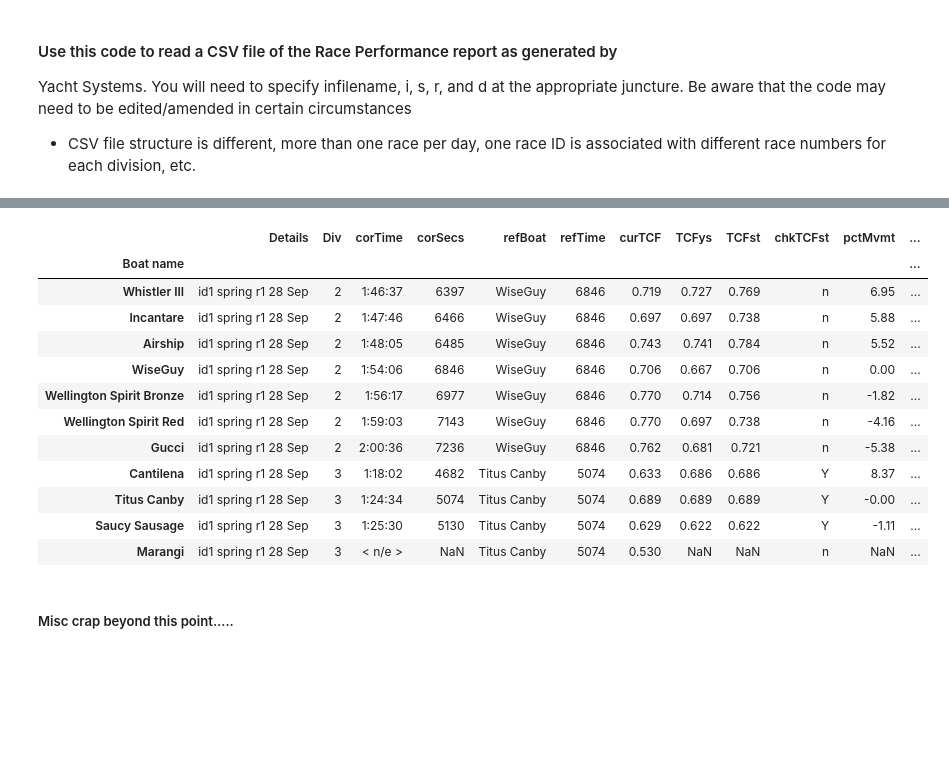
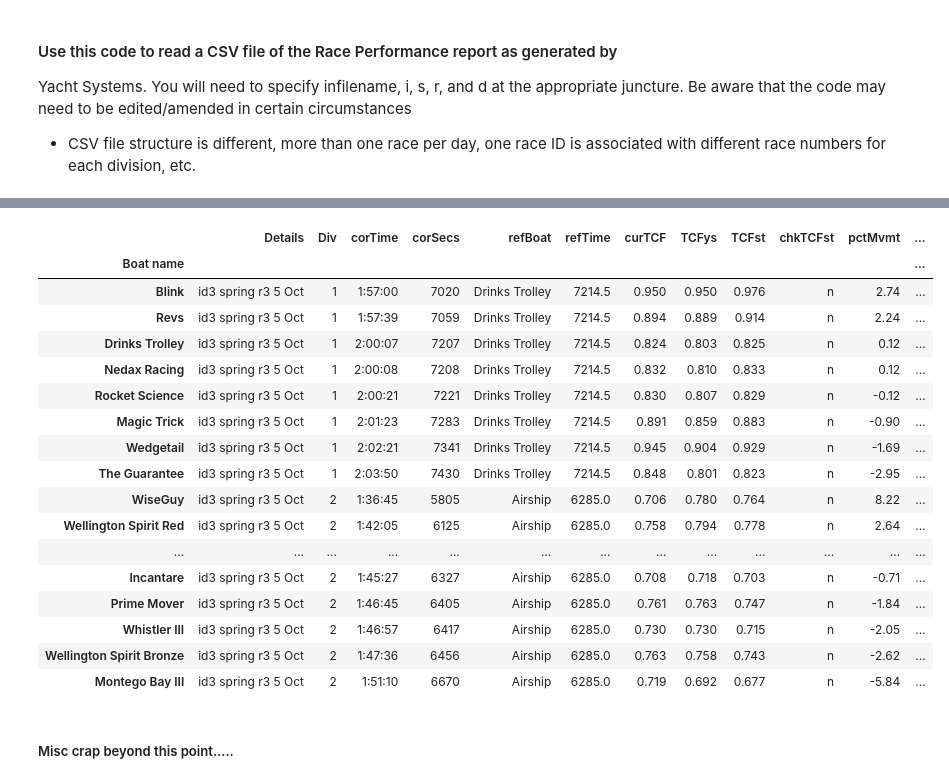
Before and after one commit to drphilbishop/RPNYC_race_analysis, a Jupyter notebook: processRawPerformanceData.ipynb, the cells around one changed output, grey strips where cells are left out. Saved outputs shown, nothing was run; the diff lists cells and outputs as text; code cells hidden in the pictures; blank space fills up the shorter version.

```diff
--- a/processRawPerformanceData.ipynb
+++ b/processRawPerformanceData.ipynb
@@ -57,10 +57,13 @@ def get_division(x):
     if 'Division' in x:
         return x.split('Division')[1].replace(' ','')[0]  # assumes returned value is a single character - will fail if div is not, 1, 2, 3, A, B, etc
     else:
-        if 'Classics, start' in x:
+        if 'Open, start' in x:
             return x.split(', start')[0]
         else:
-            return 'Combined'
+            if 'Classics, start' in x:
+                return x.split(', start')[0]
+            else:
+                return 'Combined'
 
 
 # Determine the reference boat and time, i.e. boat with median corrected time or nearest boat quicker than the median corrected time
@@ -121,7 +124,7 @@ def TCFclmpd(x):
 # %%
 # Take a quick look at a raw CSV file of a performance report - need to select/deselect appropriate cols in CSV
 
-infilename = 'id1 spring r1 perf'
+infilename = 'id3 spring r3 performance'
 
 # Following list of colNums and colHdrs works fine on:
 # - Divisional races
@@ -156,10 +164,10 @@ q
 # Create a uniformly structured dataframe of performance data for the current race
 
 # Specify i for id, s for series name, r for race number and d for date - for the current set of results
-i = "id1"
+i = "id3"
 s = "spring"
-r = "r1"
-d = "28 Sep"
+r = "r3"
+d = "5 Oct"
 
 loClamp = .03    # Lower clamp on amount TCF can move in one day
 upClamp = .03    # Upper clamp on amount TCF can move in one day
@@ -170,44 +178,49 @@ data['corSecs'] = data['corTime'].map(lambda x: et2seconds(x))
 data['Div']     = data['Stuff'].map(lambda x: get_division(x))
 data['Details'] = i + ' ' + s + ' ' + r + ' ' + d
 
 # Figure out reference boat and times and put ref tuples into a dataframe called reference
 ref = data.groupby(['Div']).apply(lambda x: ref_boat(x))
 reference = pd.DataFrame({'refBoat':ref.map(lambda x: x[0]),'refTime':ref.map(lambda x: x[1])})
 
 data['refBoat'] = data['Div'].map(lambda x: reference.ix[x,'refBoat'])
 data['refTime'] = data['Div'].map(lambda x: reference.ix[x,'refTime'])
 
 data['TCFst']    = data.apply(TCFst, axis=1)
 data['chkTCFst'] = data.apply(stTCFsame, axis=1)
 data['pctMvmt']  = data.apply(pctMvmt, axis=1)
 data['TCFclmpd'] = data.apply(TCFclmpd, axis=1)
 
 # Identify desired columns in order
 # sort on corrected time?
 #data.columns.tolist()
 cols = ['Details', 'Div','corTime','corSecs','refBoat','refTime','curTCF','TCFys','TCFst','chkTCFst', \
         'pctMvmt','TCFclmpd']
 
 outfilename = i + ' ' + s + ' ' + r
 data[cols].to_csv(datapath + "Proc'd CSVs/" + outfilename + ' perf.csv', sep = ',')
 
 #data[cols].dtypes
 data[cols].sort(['Div','corSecs'])
 #data[cols]
 # %% [output]
 |  | Details | Div | corTime | corSecs | refBoat | refTime | curTCF | TCFys | TCFst | chkTCFst | pctMvmt | ... |
 | Boat name |  |  |  |  |  |  |  |  |  |  |  | ... |
-| Whistler III | id1 spring r1 28 Sep | 2 | 1:46:37 | 6397 | WiseGuy | 6846 | 0.719 | 0.727 | 0.769 | n | 6.95 | ... |
-| Incantare | id1 spring r1 28 Sep | 2 | 1:47:46 | 6466 | WiseGuy | 6846 | 0.697 | 0.697 | 0.738 | n | 5.88 | ... |
-| Airship | id1 spring r1 28 Sep | 2 | 1:48:05 | 6485 | WiseGuy | 6846 | 0.743 | 0.741 | 0.784 | n | 5.52 | ... |
-| WiseGuy | id1 spring r1 28 Sep | 2 | 1:54:06 | 6846 | WiseGuy | 6846 | 0.706 | 0.667 | 0.706 | n | 0.00 | ... |
-| Wellington Spirit Bronze | id1 spring r1 28 Sep | 2 | 1:56:17 | 6977 | WiseGuy | 6846 | 0.770 | 0.714 | 0.756 | n | -1.82 | ... |
-| Wellington Spirit Red | id1 spring r1 28 Sep | 2 | 1:59:03 | 7143 | WiseGuy | 6846 | 0.770 | 0.697 | 0.738 | n | -4.16 | ... |
-| Gucci | id1 spring r1 28 Sep | 2 | 2:00:36 | 7236 | WiseGuy | 6846 | 0.762 | 0.681 | 0.721 | n | -5.38 | ... |
-| Cantilena | id1 spring r1 28 Sep | 3 | 1:18:02 | 4682 | Titus Canby | 5074 | 0.633 | 0.686 | 0.686 | Y | 8.37 | ... |
-| Titus Canby | id1 spring r1 28 Sep | 3 | 1:24:34 | 5074 | Titus Canby | 5074 | 0.689 | 0.689 | 0.689 | Y | -0.00 | ... |
-| Saucy Sausage | id1 spring r1 28 Sep | 3 | 1:25:30 | 5130 | Titus Canby | 5074 | 0.629 | 0.622 | 0.622 | Y | -1.11 | ... |
-| Marangi | id1 spring r1 28 Sep | 3 | < n/e > | NaN | Titus Canby | 5074 | 0.530 | NaN | NaN | n | NaN | ... |
+| Blink | id3 spring r3 5 Oct | 1 | 1:57:00 | 7020 | Drinks Trolley | 7214.5 | 0.950 | 0.950 | 0.976 | n | 2.74 | ... |
+| Revs | id3 spring r3 5 Oct | 1 | 1:57:39 | 7059 | Drinks Trolley | 7214.5 | 0.894 | 0.889 | 0.914 | n | 2.24 | ... |
+| Drinks Trolley | id3 spring r3 5 Oct | 1 | 2:00:07 | 7207 | Drinks Trolley | 7214.5 | 0.824 | 0.803 | 0.825 | n | 0.12 | ... |
+| Nedax Racing | id3 spring r3 5 Oct | 1 | 2:00:08 | 7208 | Drinks Trolley | 7214.5 | 0.832 | 0.810 | 0.833 | n | 0.12 | ... |
+| Rocket Science | id3 spring r3 5 Oct | 1 | 2:00:21 | 7221 | Drinks Trolley | 7214.5 | 0.830 | 0.807 | 0.829 | n | -0.12 | ... |
+| Magic Trick | id3 spring r3 5 Oct | 1 | 2:01:23 | 7283 | Drinks Trolley | 7214.5 | 0.891 | 0.859 | 0.883 | n | -0.90 | ... |
+| Wedgetail | id3 spring r3 5 Oct | 1 | 2:02:21 | 7341 | Drinks Trolley | 7214.5 | 0.945 | 0.904 | 0.929 | n | -1.69 | ... |
+| The Guarantee | id3 spring r3 5 Oct | 1 | 2:03:50 | 7430 | Drinks Trolley | 7214.5 | 0.848 | 0.801 | 0.823 | n | -2.95 | ... |
+| WiseGuy | id3 spring r3 5 Oct | 2 | 1:36:45 | 5805 | Airship | 6285.0 | 0.706 | 0.780 | 0.764 | n | 8.22 | ... |
+| Wellington Spirit Red | id3 spring r3 5 Oct | 2 | 1:42:05 | 6125 | Airship | 6285.0 | 0.758 | 0.794 | 0.778 | n | 2.64 | ... |
+| ... | ... | ... | ... | ... | ... | ... | ... | ... | ... | ... | ... | ... |
+| Incantare | id3 spring r3 5 Oct | 2 | 1:45:27 | 6327 | Airship | 6285.0 | 0.708 | 0.718 | 0.703 | n | -0.71 | ... |
+| Prime Mover | id3 spring r3 5 Oct | 2 | 1:46:45 | 6405 | Airship | 6285.0 | 0.761 | 0.763 | 0.747 | n | -1.84 | ... |
+| Whistler III | id3 spring r3 5 Oct | 2 | 1:46:57 | 6417 | Airship | 6285.0 | 0.730 | 0.730 | 0.715 | n | -2.05 | ... |
+| Wellington Spirit Bronze | id3 spring r3 5 Oct | 2 | 1:47:36 | 6456 | Airship | 6285.0 | 0.763 | 0.758 | 0.743 | n | -2.62 | ... |
+| Montego Bay III | id3 spring r3 5 Oct | 2 | 1:51:10 | 6670 | Airship | 6285.0 | 0.719 | 0.692 | 0.677 | n | -5.84 | ... |
 # %% [markdown]
 ##### Misc crap beyond this point.....
 # %%
```
Also changed, not shown: parts of 1 cell of this notebook, 2 other files.
